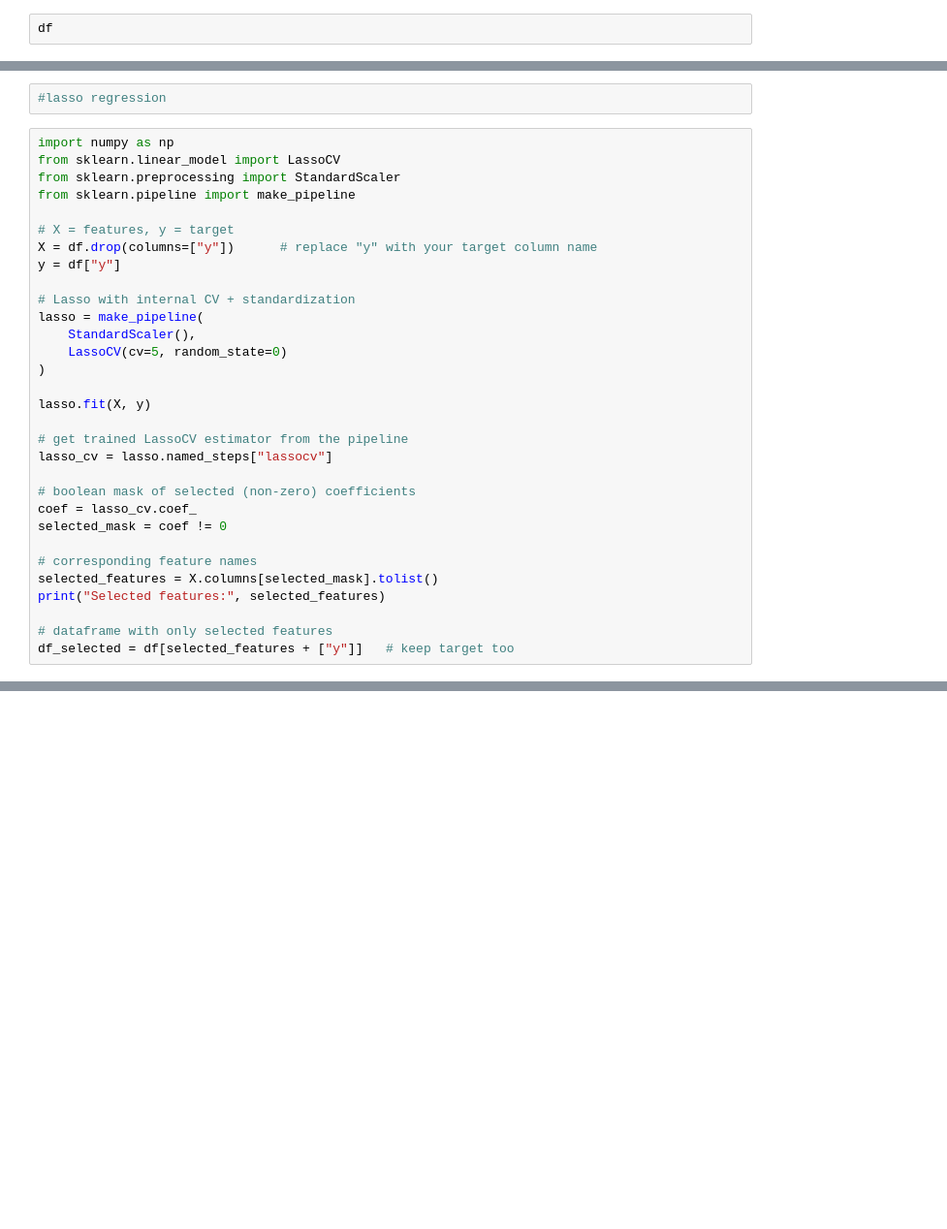
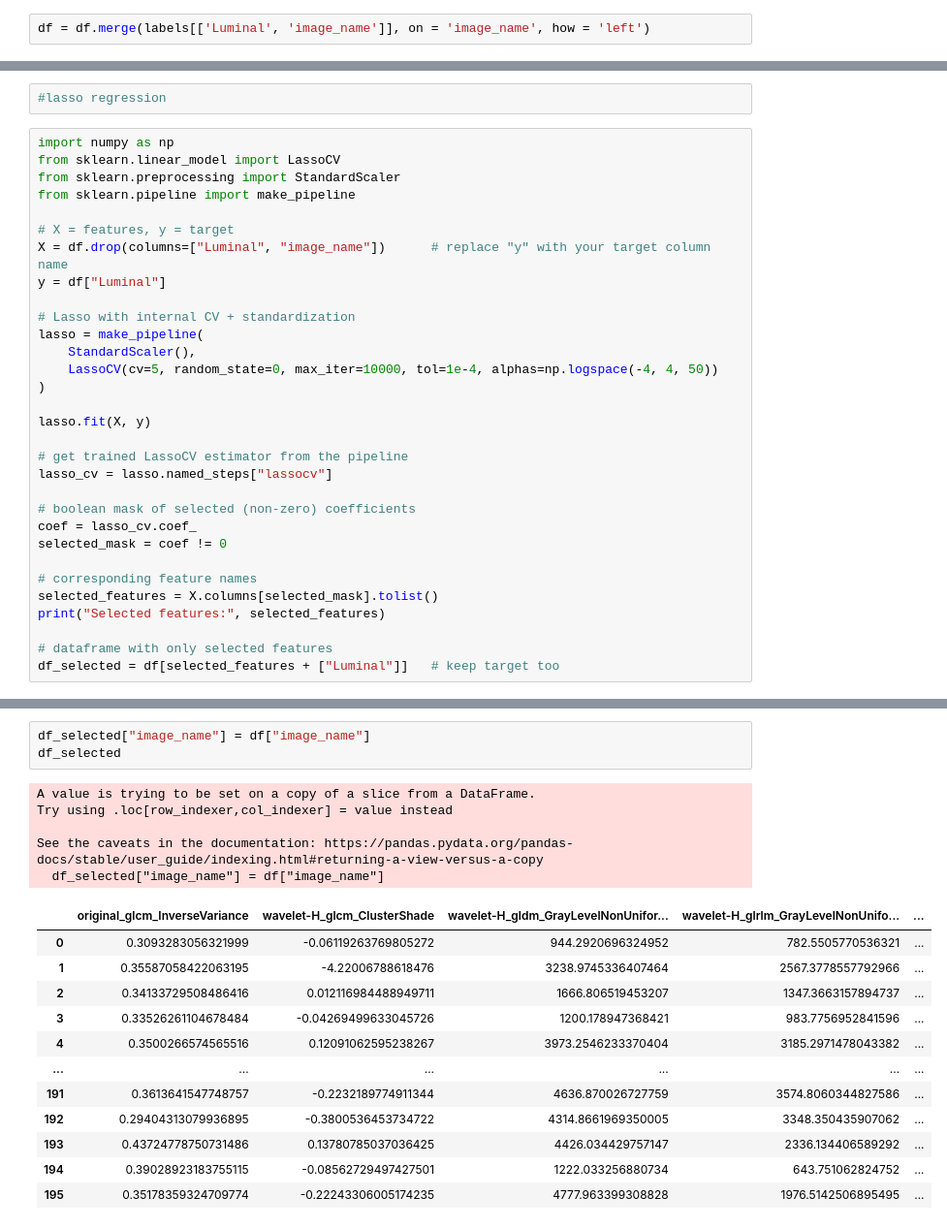
Before and after one commit to ViciousDove19/Breast_Cancer_Ultrasound_Project_AIIMS, a Jupyter notebook: models/luminal_classification_ML.ipynb, the cells around one changed output, grey strips where cells are left out. Shown: that part at 97% size. Saved outputs shown, nothing was run; the diff lists cells and outputs as text; blank space fills up the shorter version.

```diff
--- a/models/luminal_classification_ML.ipynb
+++ b/models/luminal_classification_ML.ipynb
@@ -74,3 +100,3 @@ GLCM is symmetrical, therefore Sum Average = 2 * Joint Average, only 1 needs to
 ... (188 outputs left out)
 # %%
-df
+df = df.merge(labels[['Luminal', 'image_name']], on = 'image_name', how = 'left')
@@ -97,13 +125,13 @@ from sklearn.preprocessing import StandardScaler
 from sklearn.pipeline import make_pipeline
 
 # X = features, y = target
-X = df.drop(columns=["y"])      # replace "y" with your target column name
-y = df["y"]
+X = df.drop(columns=["Luminal", "image_name"])      # replace "y" with your target column name
+y = df["Luminal"]
 
 # Lasso with internal CV + standardization
 lasso = make_pipeline(
     StandardScaler(),
-    LassoCV(cv=5, random_state=0)
+    LassoCV(cv=5, random_state=0, max_iter=10000, tol=1e-4, alphas=np.logspace(-4, 4, 50))
 )
 
 lasso.fit(X, y)
@@ -120,4 +148,4 @@ selected_features = X.columns[selected_mask].tolist()
 print("Selected features:", selected_features)
 
 # dataframe with only selected features
-df_selected = df[selected_features + ["y"]]   # keep target too
+df_selected = df[selected_features + ["Luminal"]]   # keep target too
@@ -123,0 +154,21 @@ df_selected = df[selected_features + ["y"]]   # keep target too
+# %%
+df_selected["image_name"] = df["image_name"]
+df_selected
+# %% [output]
+A value is trying to be set on a copy of a slice from a DataFrame.
+Try using .loc[row_indexer,col_indexer] = value instead
+
+See the caveats in the documentation: https://pandas.pydata.org/pandas-docs/stable/user_guide/indexing.html#returning-a-view-versus-a-copy
+  df_selected["image_name"] = df["image_name"]
+|  | original_glcm_InverseVariance | wavelet-H_glcm_ClusterShade | wavelet-H_gldm_GrayLevelNonUnifor... | wavelet-H_glrlm_GrayLevelNonUnifo... | ... |
+| 0 | 0.3093283056321999 | -0.06119263769805272 | 944.2920696324952 | 782.5505770536321 | ... |
+| 1 | 0.35587058422063195 | -4.22006788618476 | 3238.9745336407464 | 2567.3778557792966 | ... |
+| 2 | 0.34133729508486416 | 0.012116984488949711 | 1666.806519453207 | 1347.3663157894737 | ... |
+| 3 | 0.33526261104678484 | -0.04269499633045726 | 1200.178947368421 | 983.7756952841596 | ... |
+| 4 | 0.3500266574565516 | 0.12091062595238267 | 3973.2546233370404 | 3185.2971478043382 | ... |
+| ... | ... | ... | ... | ... | ... |
+| 191 | 0.3613641547748757 | -0.2232189774911344 | 4636.870026727759 | 3574.8060344827586 | ... |
+| 192 | 0.29404313079936895 | -0.3800536453734722 | 4314.8661969350005 | 3348.350435907062 | ... |
+| 193 | 0.43724778750731486 | 0.13780785037036425 | 4426.034429757147 | 2336.134406589292 | ... |
+| 194 | 0.39028923183755115 | -0.08562729497427501 | 1222.033256880734 | 643.751062824752 | ... |
+| 195 | 0.35178359324709774 | -0.22243306005174235 | 4777.963399308828 | 1976.5142506895495 | ... |
```
Also changed, not shown: parts of 18 cells of this notebook, 2 other files.
